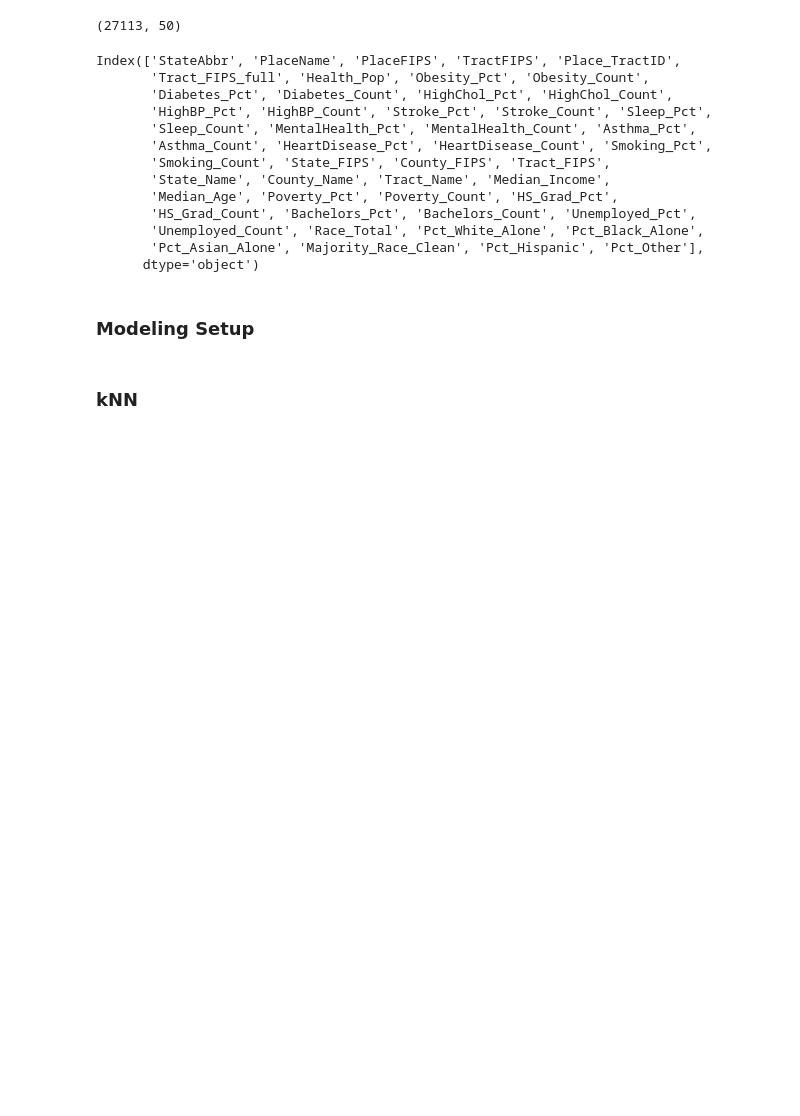
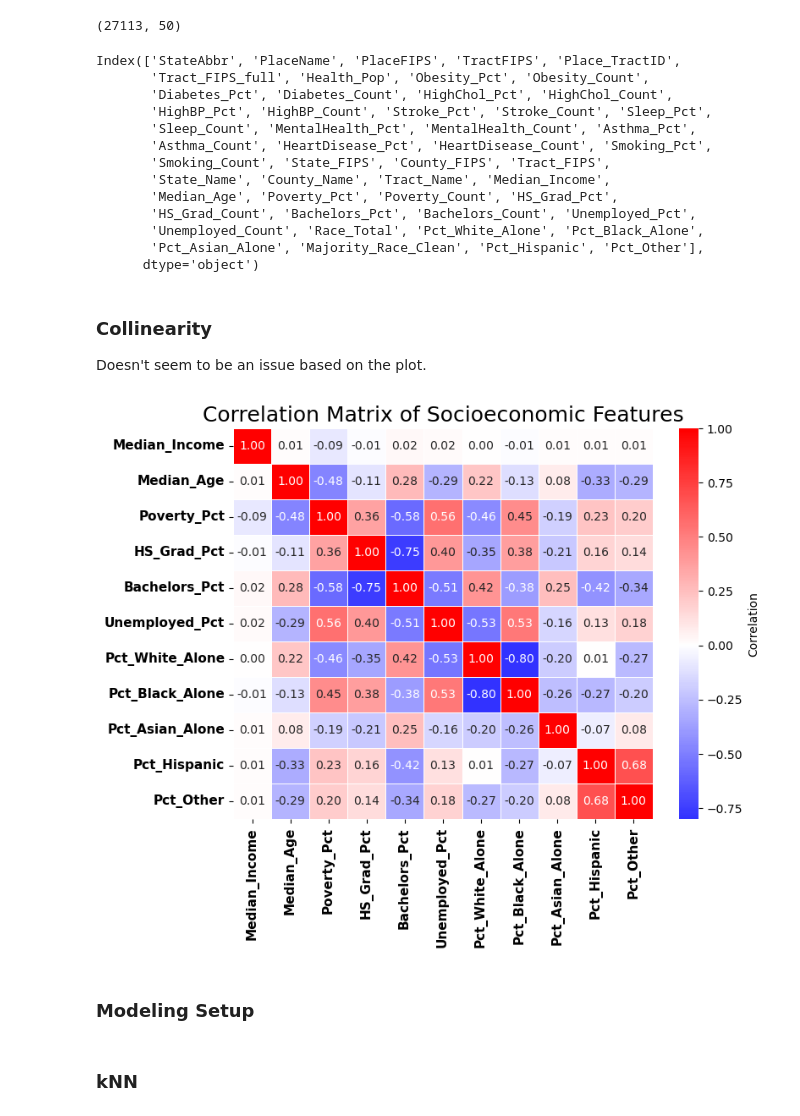
Before and after one commit to swatimisra/SDS336-Project, a Jupyter notebook: Modeling_Classification_AmandaKNN.ipynb, the cells around one changed output. Cells and saved outputs as stored; diff of their text form; code cells hidden in the pictures; blank space fills up the shorter version.

Commit message:
add correlation matrix

```diff
--- a/Modeling_Classification_AmandaKNN.ipynb
+++ b/Modeling_Classification_AmandaKNN.ipynb
@@ -41,6 +42,36 @@ Index(['StateAbbr', 'PlaceName', 'PlaceFIPS', 'TractFIPS', 'Place_TractID',
        'Unemployed_Count', 'Race_Total', 'Pct_White_Alone', 'Pct_Black_Alone',
        'Pct_Asian_Alone', 'Majority_Race_Clean', 'Pct_Hispanic', 'Pct_Other'],
       dtype='object')
+# %% [markdown]
+### Collinearity
+
+Doesn't seem to be an issue based on the plot.
+# %%
+X_collinearity = df[["Median_Income", "Median_Age", "Poverty_Pct",
+        "HS_Grad_Pct", "Bachelors_Pct", "Unemployed_Pct",
+        "Pct_White_Alone", "Pct_Black_Alone", "Pct_Asian_Alone",
+        "Pct_Hispanic", "Pct_Other"]]
+
+# Compute correlation matrix
+corr_matrix = X_collinearity.corr()
+
+# Visualize with a heatmap
+plt.figure(figsize=(8,6))
+sns.heatmap(
+    corr_matrix,
+    annot=True,
+    cmap='bwr',       # blue-white-red colormap
+    center=0,         # white corresponds to 0 correlation
+    fmt=".2f",
+    linewidths=0.5,
+    cbar_kws={"label": "Correlation"}
+)
+plt.title("Correlation Matrix of Socioeconomic Features", fontsize=18)
+plt.xticks(fontsize=11, weight='bold')
+plt.yticks(fontsize=11, weight='bold')
+plt.show()
+# %% [output]
+[figure, added]
 # %% [markdown]
 ### Modeling Setup
 # %%
```
Also changed, not shown: parts of 3 cells of this notebook.
